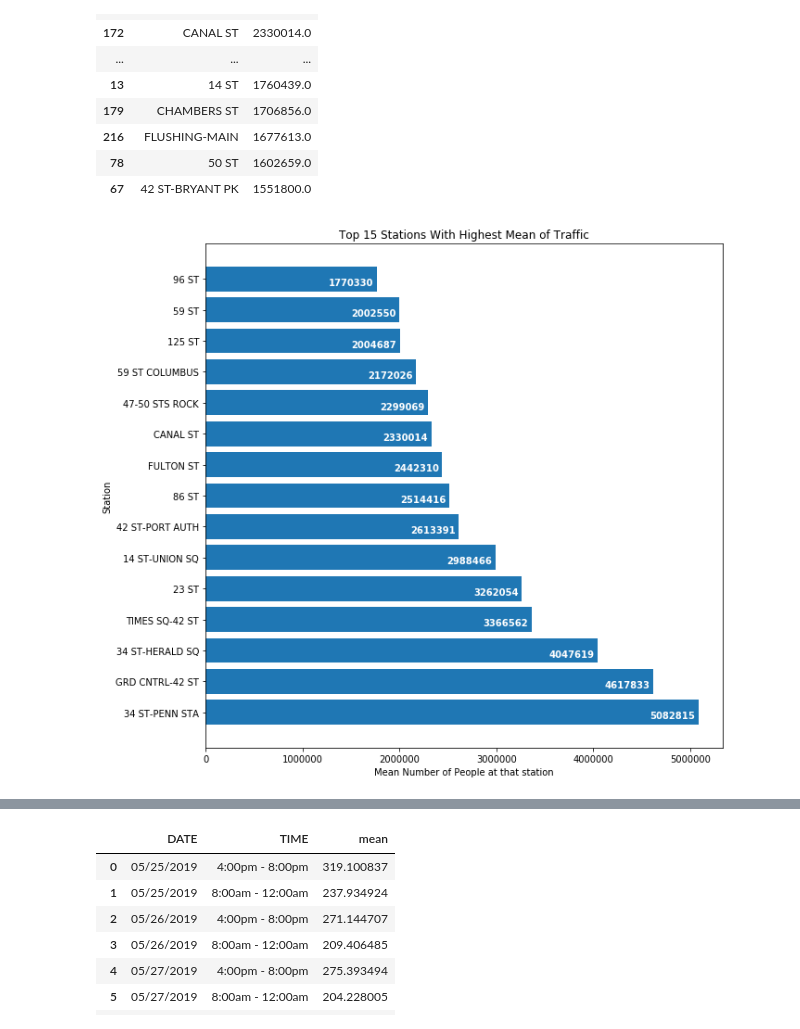
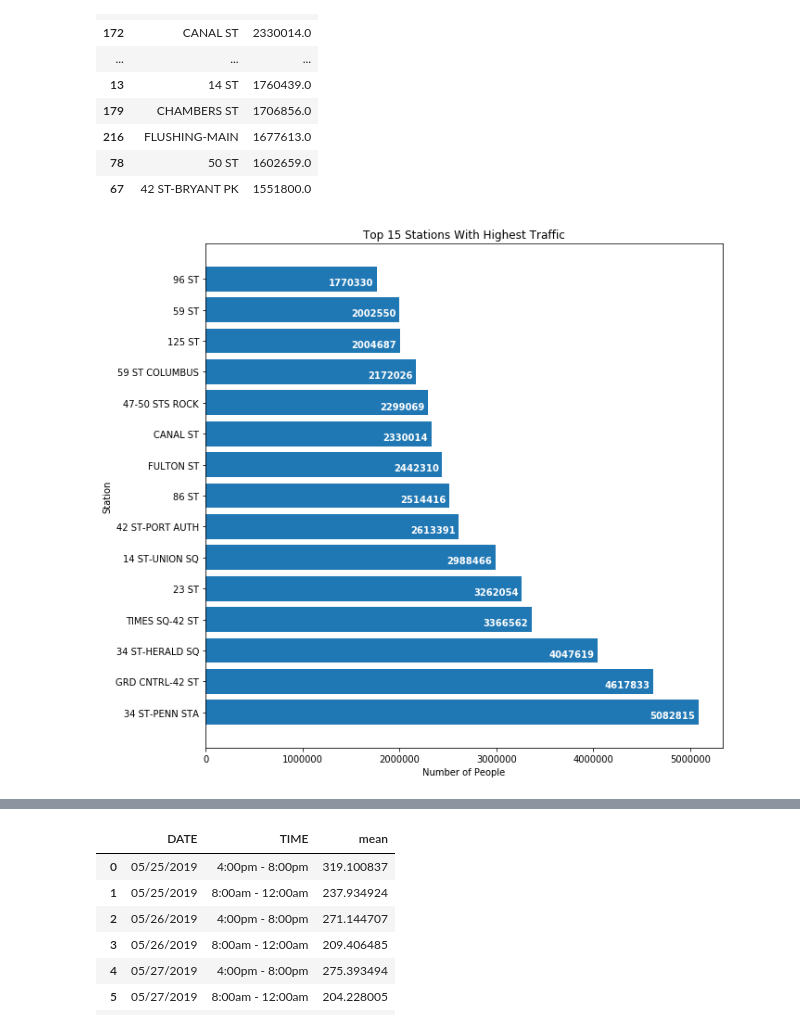
Before and after one commit to jporcaro1771/Gala_Project, a Jupyter notebook: Clean Turnstile Totals.ipynb, the cells around one changed output, grey strips where cells are left out. Drawn from its saved outputs; the diff is of its cells as text; code cells hidden in the pictures.

Commit message:
update graphs

```diff
--- a/Clean Turnstile Totals.ipynb
+++ b/Clean Turnstile Totals.ipynb
@@ -330,14 +330,14 @@ station_df.head(20)
 # %%
 plt.figure(figsize=(10,10))
 top_ten_station = station_df[0:15]
 plt.barh(top_ten_station['STATION'],top_ten_station['TOTALS'])
-plt.xlabel('Mean Number of People at that station')
+plt.xlabel('Number of People')
 plt.ylabel('Station')
-plt.title('Top 15 Stations With Highest Mean of Traffic')
+plt.title('Top 15 Stations With Highest Traffic')
 for i, v in enumerate(top_ten_station['TOTALS']):
     plt.text(v-500000, i-0.2, str(round(v)), color='white', fontweight='bold')
 # %% [output]
-[figure, old version]
+[figure, new version]
 # %%
 new_df.head(15)
 # %% [output]
```
Also changed, not shown: parts of 3 cells of this notebook.
